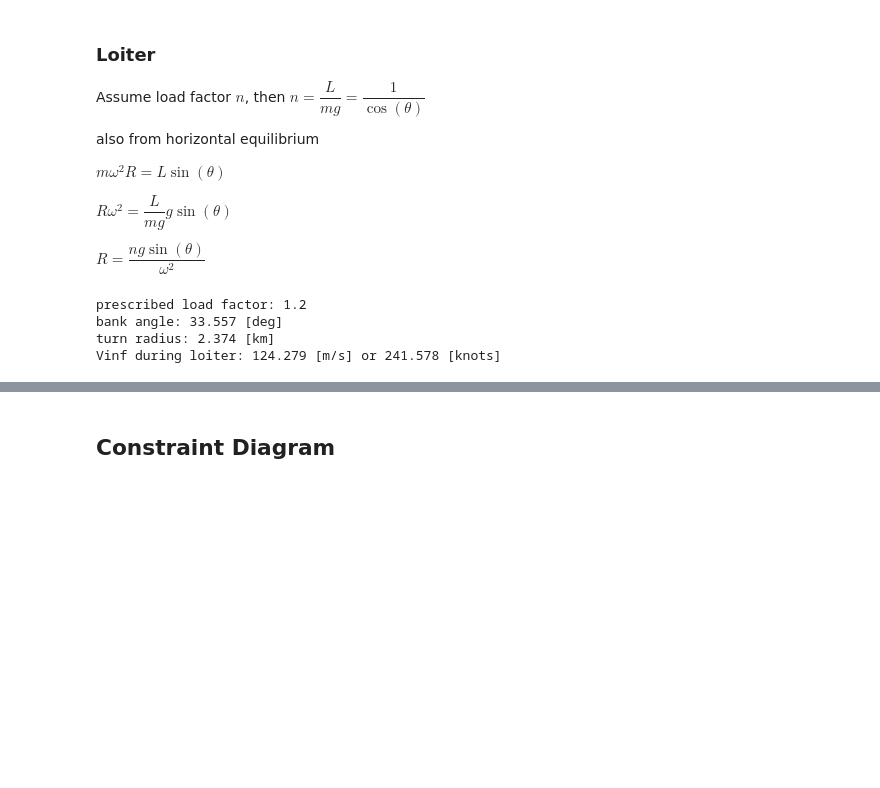
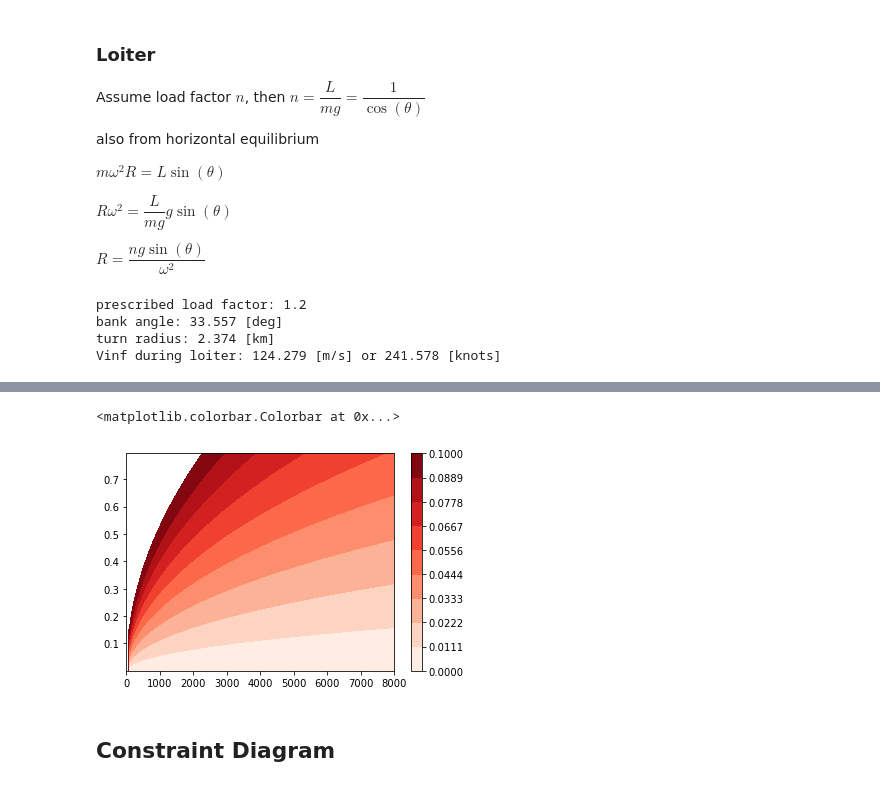
Before and after one commit to dev10110/AVD_Initial_Sizing, a Jupyter notebook: Constraints_diagram.ipynb, the cells around one changed output, grey strips where cells are left out. Saved outputs shown, nothing was run; the diff lists cells and outputs as text; code cells hidden in the pictures; blank space fills up the shorter version.

```diff
--- a/Constraints_diagram.ipynb
+++ b/Constraints_diagram.ipynb
@@ -497,3 +527,12 @@ Vinf during loiter: 124.279 [m/s] or 241.578 [knots]
+# %%
+WS_mesh, TW_mesh = np.meshgrid(np.linspace(0,8000, 100), np.logspace(-8,-0.1,100))
+# the 1/10 factor is a estimate but plugging in all the parameter
+fuel_consumption = 1-np.exp(-(1/10)*TW_mesh/np.sqrt(WS_mesh/4000))
+plt.contourf(WS_mesh, TW_mesh, fuel_consumption,levels=np.linspace(0,0.1, 10),cmap='Reds',alpha=1)
+plt.colorbar()
+# %% [output]
+<matplotlib.colorbar.Colorbar at 0x...>
+[figure, added]
 # %% [markdown]
 ## Constraint Diagram
 # %%
```
Also changed, not shown: parts of 12 cells of this notebook, 1 other file.
